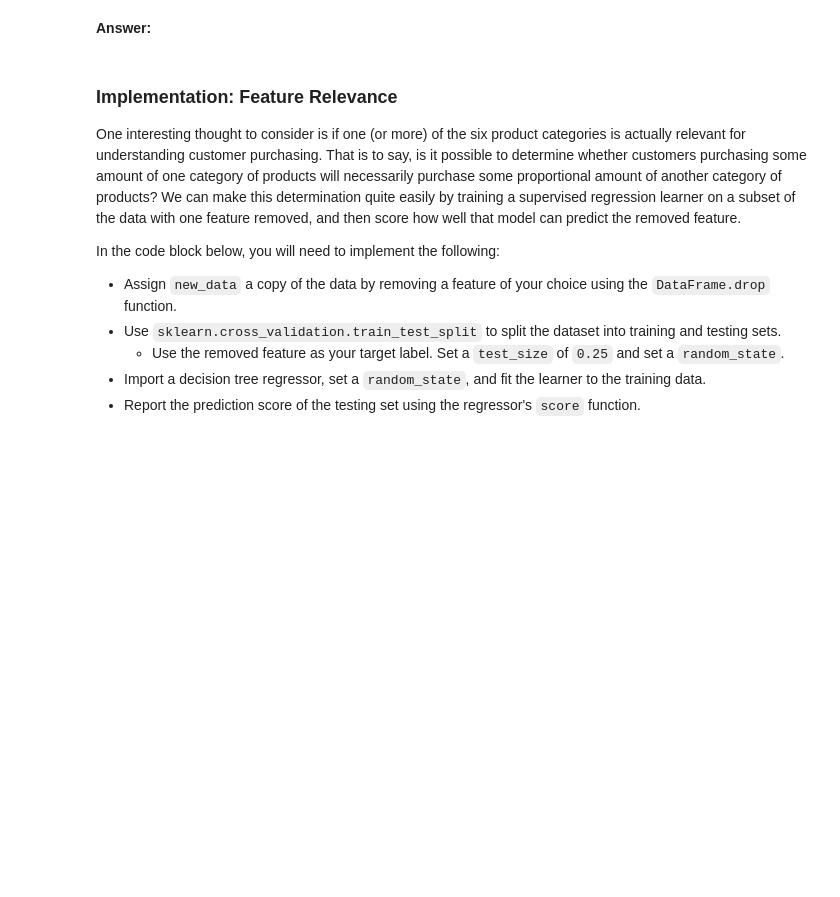
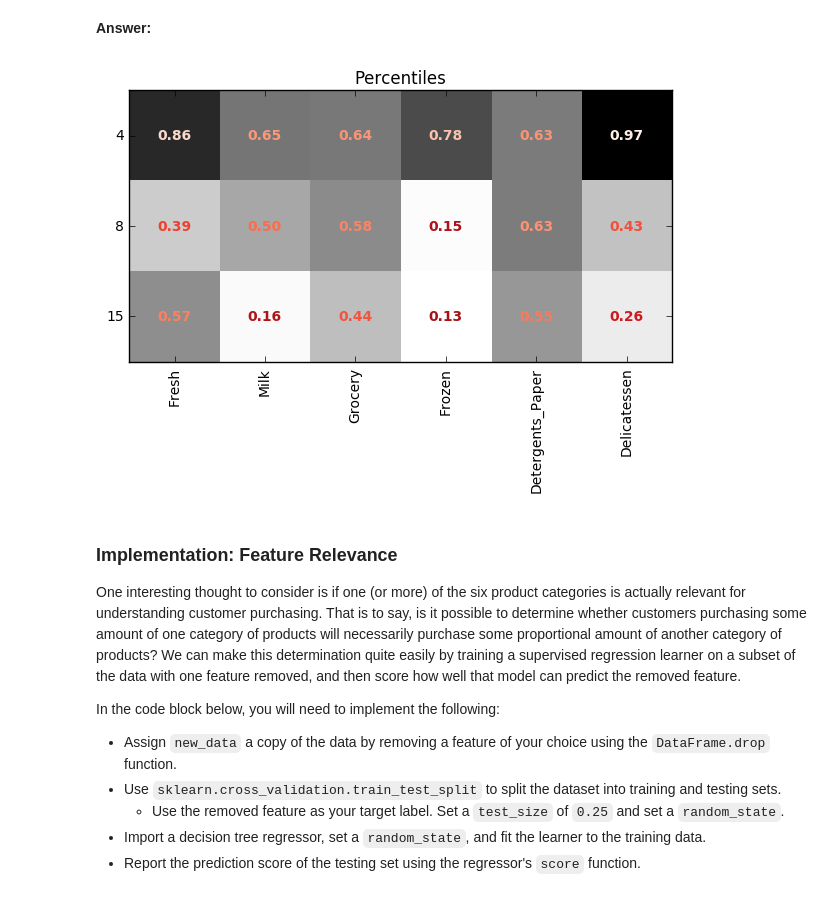
Before and after one commit to deepakrohilla13/machine-learning-excercise, a Jupyter notebook: customer_segments/customer_segments.ipynb, the cells around one changed output. Cells and saved outputs as stored; diff of their text form; code cells hidden in the pictures; blank space fills up the shorter version.

Commit message:
Added heat map for selected datapoints

```diff
--- a/customer_segments/customer_segments.ipynb
+++ b/customer_segments/customer_segments.ipynb
@@ -91,3 +92,12 @@ Chosen samples of wholesale customers dataset:
 | 0 | 68951 | 4411 | 12609 | 8692 | 751 | 2406 |
 | 1 | 24929 | 1801 | 2475 | 2216 | 412 | 1047 |
 | 2 | 5113 | 1486 | 4583 | 5127 | 492 | 739 |
+# %%
+# TODO: Select three indices of your choice you wish to sample from the dataset
+indices = [4, 8, 15]
+print('indices: '+str(indices))
+
+# Create a DataFrame of the chosen samples
+samples = pd.DataFrame(data.loc[indices], columns = data.keys()).reset_index(drop = True)
+print "Chosen samples of wholesale customers dataset:"
+display(samples)
@@ -98,6 +122,24 @@ Consider the total purchase cost of each product category and the statistical de
 **Hint:** Examples of establishments include places like markets, cafes, and retailers, among many others. Avoid using names for establishments, such as saying *"McDonalds"* when describing a sample customer as a restaurant.
 # %% [markdown]
 **Answer:**
+# %%
+def plot_heatmap(percentiles_data, ax=None, figsize=(10,5), title="Heatmap"):
+    fig, ax = plt.subplots(figsize=figsize) if ax is None else (None, ax)
+    ax.set_title(title)
+    ax.imshow(percentiles_data, cmap=plt.cm.Greys, interpolation='nearest')
+    ax.set_xticks(np.arange(len(percentiles_data.columns.values)))
+    ax.set_xticklabels(percentiles_data.columns.values, rotation=90)
+    ax.set_yticks(np.arange(len(percentiles_data.index.values)))
+    ax.set_yticklabels(percentiles_data.index.values)
+    for i, feature in enumerate(percentiles_data):
+        for j, _ in enumerate(percentiles_data[feature]):
+            ax.text(i, j, "{:0.2f}".format(percentiles_data.iloc[j,i]), verticalalignment='center',\
+                    horizontalalignment='center', color=plt.cm.Reds(1-percentiles_data.iloc[j,i]), fontweight='bold')
+
+samples_percentiles = data.rank(pct=True).loc[indices]
+plot_heatmap(samples_percentiles, figsize=(7,5), title="Percentiles")
+# %% [output]
+[figure, added]
 # %% [markdown]
 ### Implementation: Feature Relevance
 One interesting thought to consider is if one (or more) of the six product categories is actually relevant for understanding customer purchasing. That is to say, is it possible to determine whether customers purchasing some amount of one category of products will necessarily purchase some proportional amount of another category of products? We can make this determination quite easily by training a supervised regression learner on a subset of the data with one feature removed, and then score how well that model can predict the removed feature.
```
Also changed, not shown: parts of 3 cells of this notebook.
